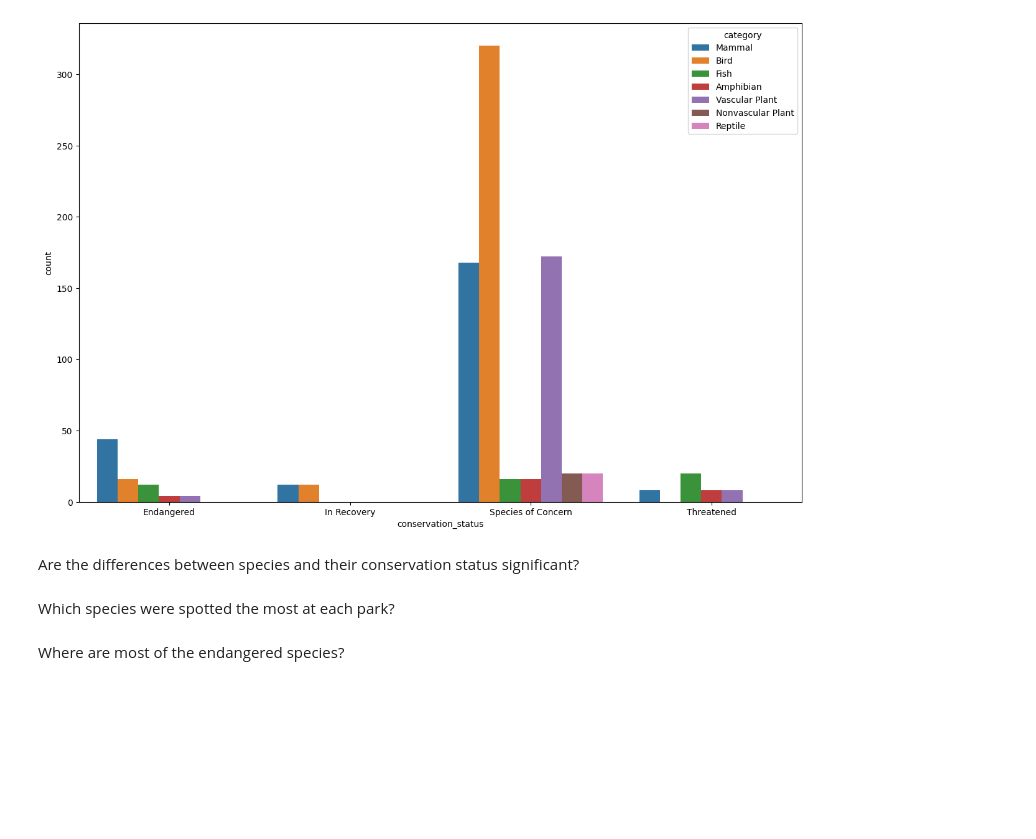
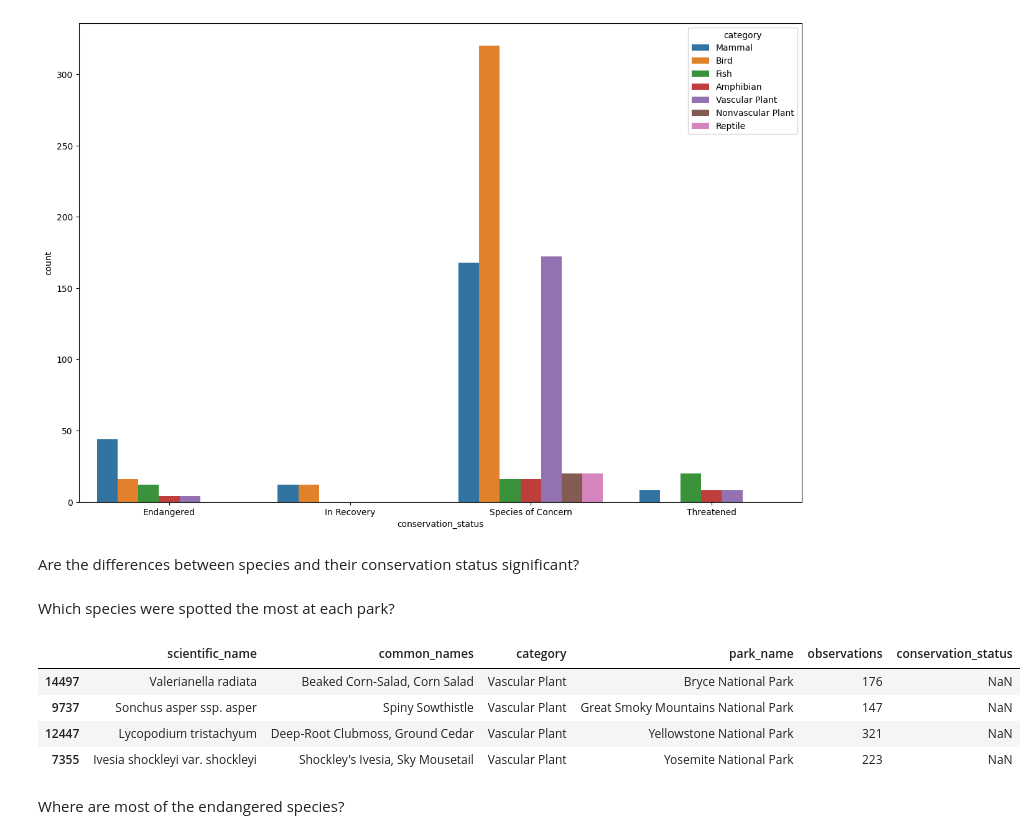
Before and after one commit to GitOlivier10/biodiversity-starter, a Jupyter notebook: biodiversity.ipynb, the cells around one changed output. Saved outputs shown, nothing was run; the diff lists cells and outputs as text; code cells hidden in the pictures; blank space fills up the shorter version.

```diff
--- a/biodiversity.ipynb
+++ b/biodiversity.ipynb
@@ -184,5 +184,16 @@ plt.show()
 Are the differences between species and their conservation status significant?
 # %% [markdown]
 Which species were spotted the most at each park?
+# %%
+#scientific_name	common_names	category	park_name	observations
+
+df_max_rows = df_merged.loc[df_merged.groupby('park_name')['observations'].idxmax()]
+display(df_max_rows)
+# %% [output]
+|  | scientific_name | common_names | category | park_name | observations | conservation_status |
+| 14497 | Valerianella radiata | Beaked Corn-Salad, Corn Salad | Vascular Plant | Bryce National Park | 176 | NaN |
+| 9737 | Sonchus asper ssp. asper | Spiny Sowthistle | Vascular Plant | Great Smoky Mountains National Park | 147 | NaN |
+| 12447 | Lycopodium tristachyum | Deep-Root Clubmoss, Ground Cedar | Vascular Plant | Yellowstone National Park | 321 | NaN |
+| 7355 | Ivesia shockleyi var. shockleyi | Shockley's Ivesia, Sky Mousetail | Vascular Plant | Yosemite National Park | 223 | NaN |
 # %% [markdown]
 Where are most of the endangered species?
```
Also changed, not shown: parts of 1 cell of this notebook.
